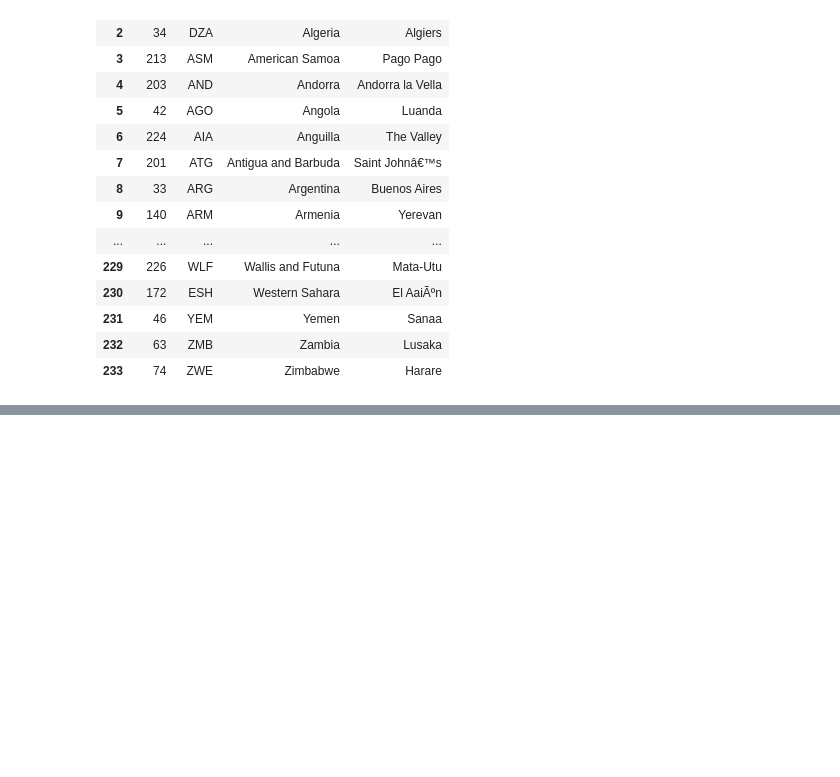
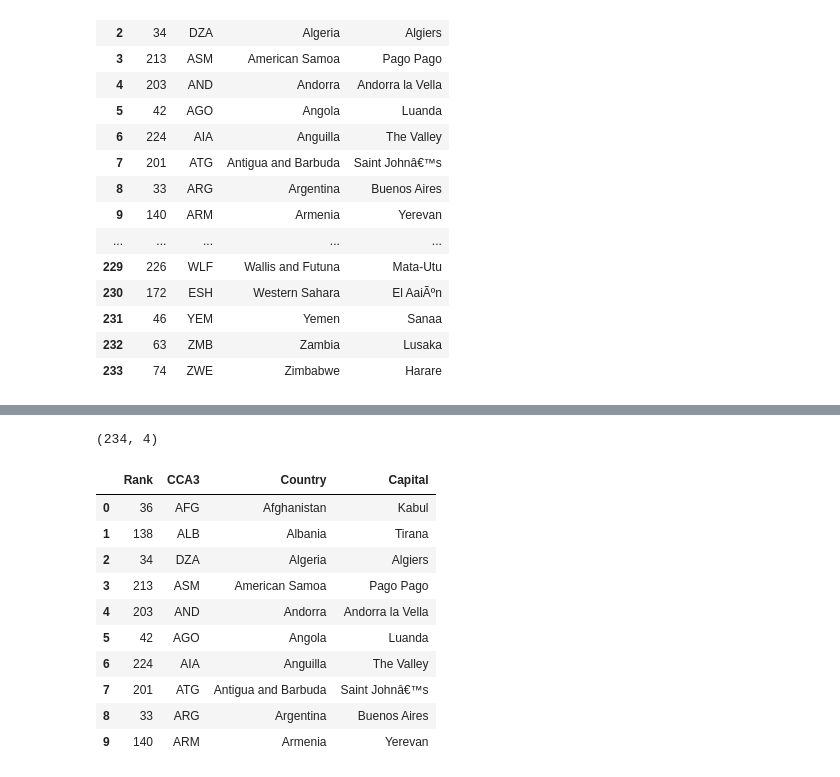
Before and after one commit to shreyask890/data-analysis-with-pandas, a Jupyter notebook: Reading_files_inpandas.ipynb, the cells around one changed output, grey strips where cells are left out. Cells and saved outputs as stored; diff of their text form; code cells hidden in the pictures; blank space fills up the shorter version.

```diff
--- a/Reading_files_inpandas.ipynb
+++ b/Reading_files_inpandas.ipynb
@@ -40,15 +40,15 @@ df
 | 226 | Zimbabwe | SUB-SAHARAN AFRICA |
 227 rows × 2 columns
 # %%
-df = pd.read_json("/Users/shreyaskadam/Desktop/DS/Data_Analysis/Pandas_full_tutorial/Datasets/json_sample.json")
+df = pd.read_json("/Users/shreyaskadam/Desktop/DS/Data_Analysis/Pandas/Datasets/json_sample.json")
 df
 # %% [output]
 |  | 12 Strong | A Fantastic Woman (Una Mujer Fant... | All The Money In The World | Bilal: A New Breed Of Hero | Call Me By Your Name | ... |
 | 0 | {'Genre': 'Action', 'Gross': '$45... | {'popcornscore': 83, 'rating': 'R... | {'popcornscore': 71, 'rating': 'R... | {'popcornscore': 91, 'rating': 'P... | {'popcornscore': 87, 'rating': 'R... | ... |
 1 rows × 38 columns
 # %%
-df = pd.read_excel("/Users/shreyaskadam/Desktop/DS/Data_Analysis/Pandas_full_tutorial/Datasets/world_population_excel_workbook.xlsx", sheet_name = "Sheet1")
-df
+df2 = pd.read_excel("/Users/shreyaskadam/Desktop/DS/Data_Analysis/Pandas/Datasets/world_population_excel_workbook.xlsx", sheet_name = "Sheet1")
+df2
 # %% [output]
 |  | Rank | CCA3 | Country | Capital |
 | 0 | 36 | AFG | Afghanistan | Kabul |
@@ -71,0 +86,18 @@ pd.set_option("display.max.rows",235)
+# %%
+df2.shape
+# %% [output]
+(234, 4)
+# %%
+df.head(10)
+# %% [output]
+|  | Rank | CCA3 | Country | Capital |
+| 0 | 36 | AFG | Afghanistan | Kabul |
+| 1 | 138 | ALB | Albania | Tirana |
+| 2 | 34 | DZA | Algeria | Algiers |
+| 3 | 213 | ASM | American Samoa | Pago Pago |
+| 4 | 203 | AND | Andorra | Andorra la Vella |
+| 5 | 42 | AGO | Angola | Luanda |
+| 6 | 224 | AIA | Anguilla | The Valley |
+| 7 | 201 | ATG | Antigua and Barbuda | Saint Johnâ€™s |
+| 8 | 33 | ARG | Argentina | Buenos Aires |
+| 9 | 140 | ARM | Armenia | Yerevan |
```
Also changed, not shown: parts of 8 cells of this notebook, 1 other file.
